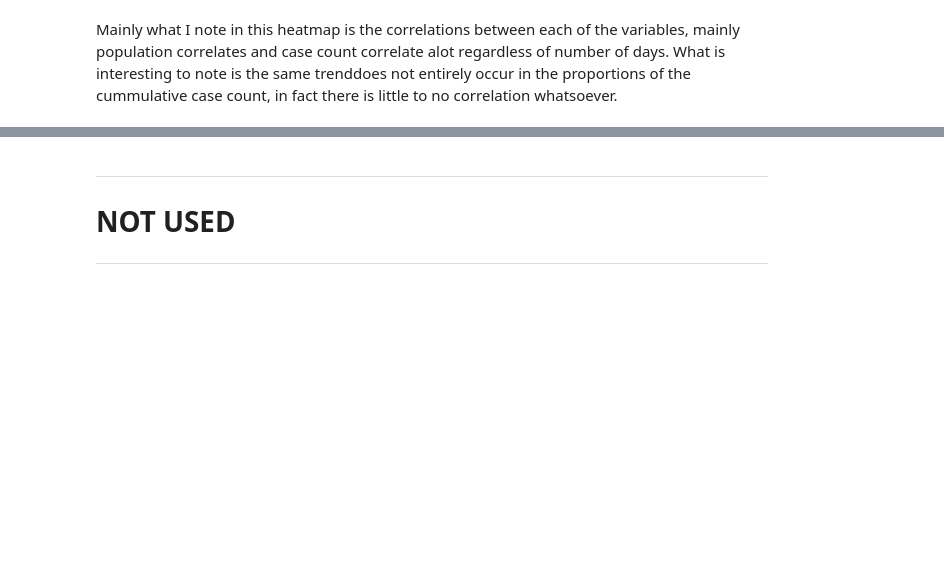
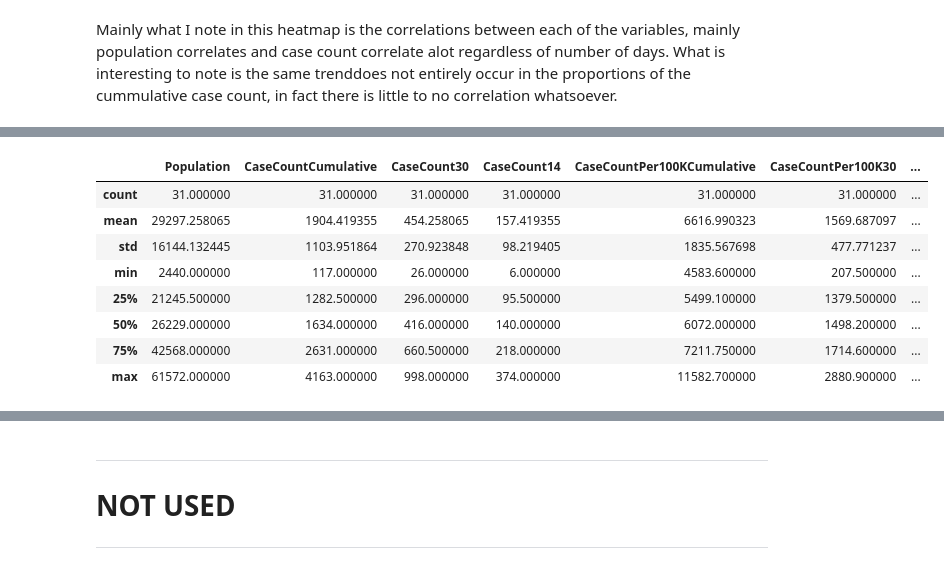
Before and after one commit to stein463/AppliedDataScienceCapstoneIBM, a Jupyter notebook: FinalProjectForIBMDataScienceCertification.ipynb, the cells around one changed output, grey strips where cells are left out. Cells and saved outputs as stored; diff of their text form; code cells hidden in the pictures; blank space fills up the shorter version.

```diff
--- a/FinalProjectForIBMDataScienceCertification.ipynb
+++ b/FinalProjectForIBMDataScienceCertification.ipynb
@@ -679,0 +693,12 @@ dtype: float64
+# %%
+zip_cases_df.describe()
+# %% [output]
+|  | Population | CaseCountCumulative | CaseCount30 | CaseCount14 | CaseCountPer100KCumulative | CaseCountPer100K30 | ... |
+| count | 31.000000 | 31.000000 | 31.000000 | 31.000000 | 31.000000 | 31.000000 | ... |
+| mean | 29297.258065 | 1904.419355 | 454.258065 | 157.419355 | 6616.990323 | 1569.687097 | ... |
+| std | 16144.132445 | 1103.951864 | 270.923848 | 98.219405 | 1835.567698 | 477.771237 | ... |
+| min | 2440.000000 | 117.000000 | 26.000000 | 6.000000 | 4583.600000 | 207.500000 | ... |
+| 25% | 21245.500000 | 1282.500000 | 296.000000 | 95.500000 | 5499.100000 | 1379.500000 | ... |
+| 50% | 26229.000000 | 1634.000000 | 416.000000 | 140.000000 | 6072.000000 | 1498.200000 | ... |
+| 75% | 42568.000000 | 2631.000000 | 660.500000 | 218.000000 | 7211.750000 | 1714.600000 | ... |
+| max | 61572.000000 | 4163.000000 | 998.000000 | 374.000000 | 11582.700000 | 2880.900000 | ... |
```
Also changed, not shown: parts of 4 cells of this notebook.
